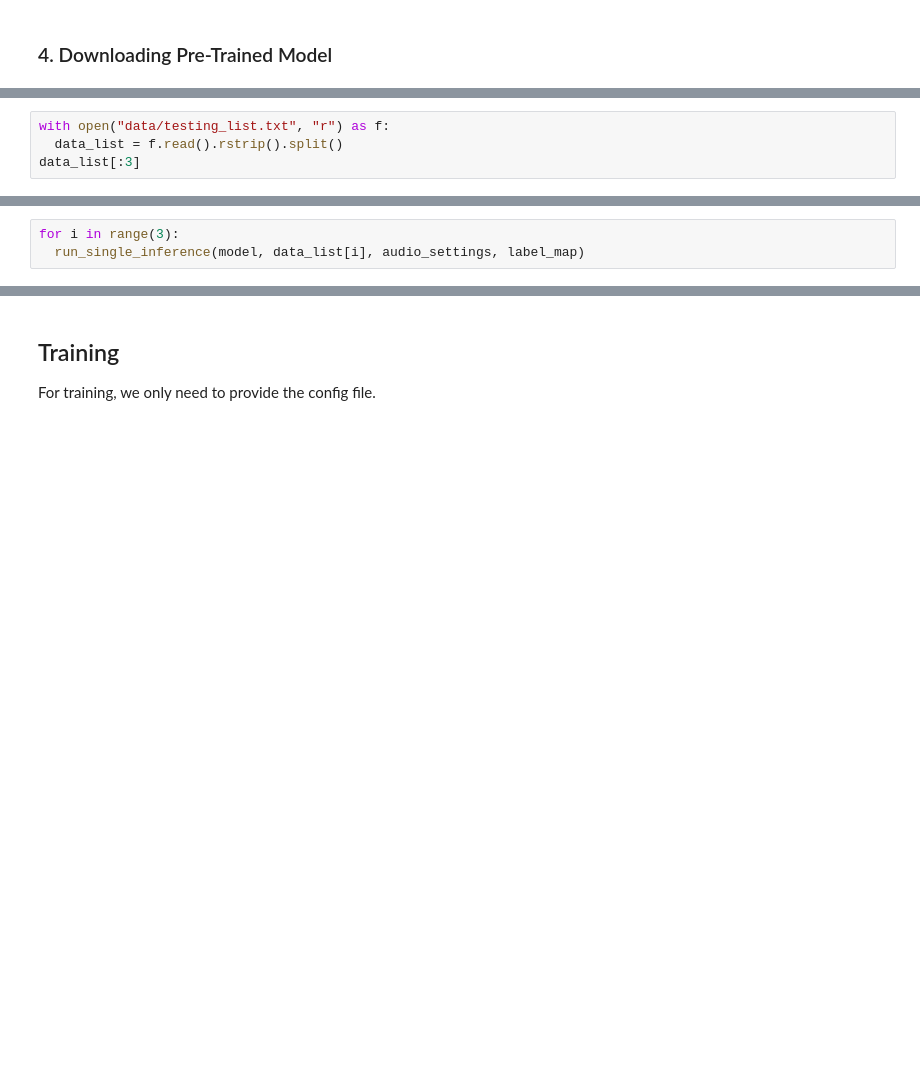
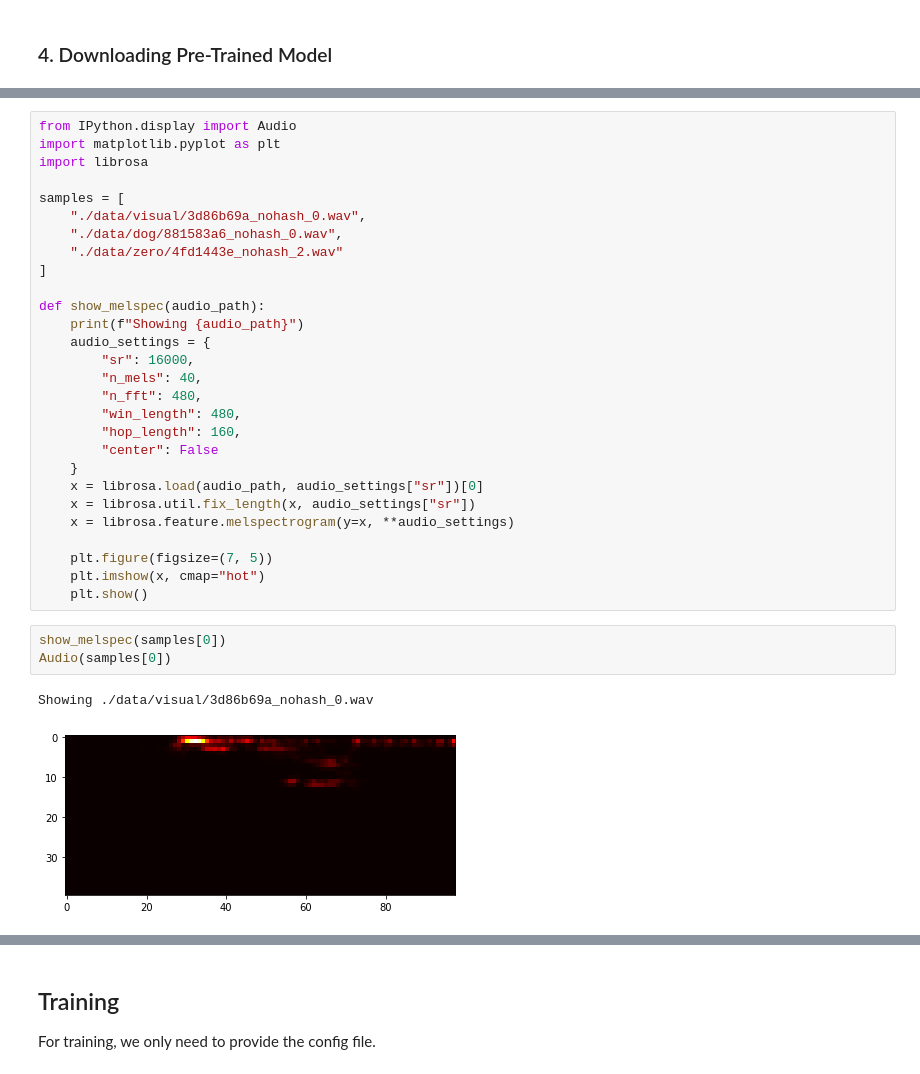
Before and after one commit to mashrurmorshed/Torch-KWT, a Jupyter notebook: notebooks/Torch_KWT_Tutorial.ipynb, the cells around one changed output, grey strips where cells are left out. Drawn from its saved outputs; the diff is of its cells as text; blank space fills up the shorter version.

```diff
--- a/notebooks/Torch_KWT_Tutorial.ipynb
+++ b/notebooks/Torch_KWT_Tutorial.ipynb
@@ -130,4 +94,0 @@ Let's take a few files from the test set and listen to them:
-# %%
-with open("data/testing_list.txt", "r") as f:
-  data_list = f.read().rstrip().split()
-data_list[:3]
@@ -174,3 +94,0 @@ def run_single_inference(model, path, audio_settings, label_map):
-# %%
-for i in range(3):
-  run_single_inference(model, data_list[i], audio_settings, label_map)
@@ -180,0 +101,34 @@ Predicted class: 4 (dog)
+# %%
+from IPython.display import Audio
+import matplotlib.pyplot as plt
+import librosa
+
+samples = [
+    "./data/visual/3d86b69a_nohash_0.wav",
+    "./data/dog/881583a6_nohash_0.wav",
+    "./data/zero/4fd1443e_nohash_2.wav"
+]
+
+def show_melspec(audio_path):
+    print(f"Showing {audio_path}")
+    audio_settings = {
+        "sr": 16000,
+        "n_mels": 40,
+        "n_fft": 480,
+        "win_length": 480,
+        "hop_length": 160,
+        "center": False
+    }
+    x = librosa.load(audio_path, audio_settings["sr"])[0]
+    x = librosa.util.fix_length(x, audio_settings["sr"])
+    x = librosa.feature.melspectrogram(y=x, **audio_settings)
+
+    plt.figure(figsize=(7, 5))
+    plt.imshow(x, cmap="hot")
+    plt.show()
+# %%
+show_melspec(samples[0])
+Audio(samples[0])
+# %% [output]
+Showing ./data/visual/3d86b69a_nohash_0.wav
+[figure, added]
```
Also changed, not shown: parts of 42 cells of this notebook, 9 other files.
